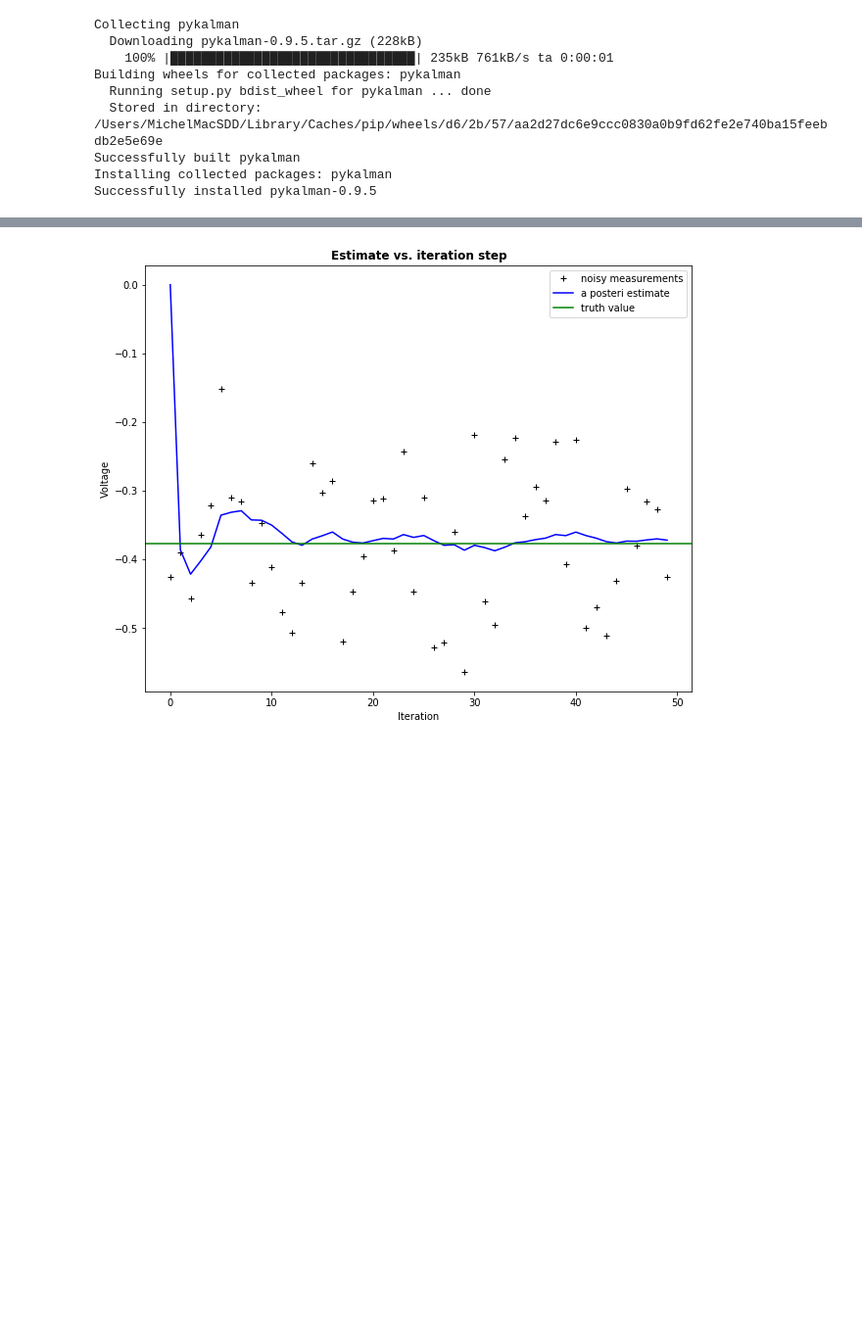
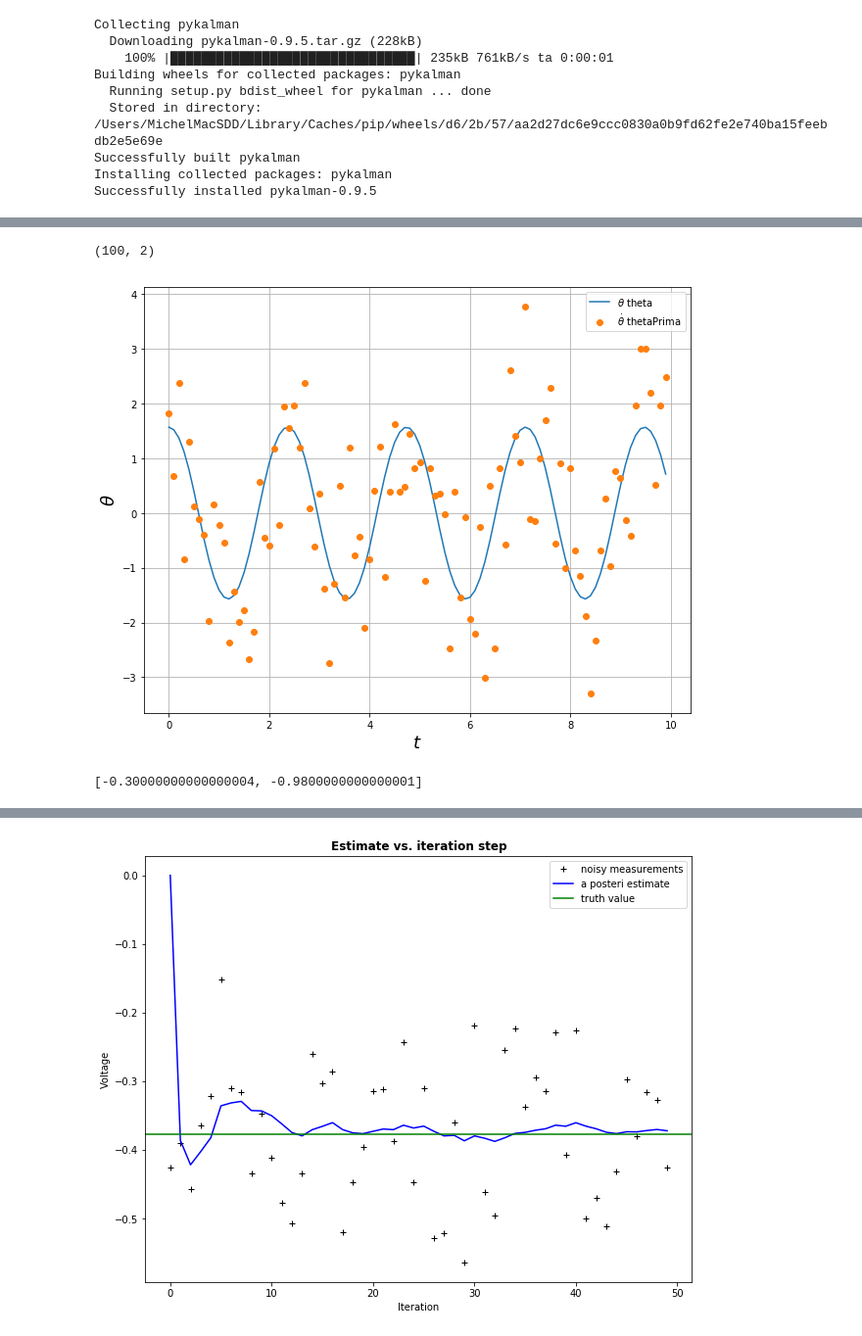
Before and after one commit to IntroCursos/MachingLearning, a Jupyter notebook: BasicStockDataManipulation/Kalman.ipynb, the cells around one changed output, grey strips where cells are left out. Shown at 98% size. Drawn from its saved outputs; the diff is of its cells as text; code cells hidden in the pictures; blank space fills up the shorter version.

```diff
--- a/BasicStockDataManipulation/Kalman.ipynb
+++ b/BasicStockDataManipulation/Kalman.ipynb
@@ -52,3 +163,23 @@ plt.ylabel('Height');
+# %%
+y.shape
+# %% [output]
+(100, 2)
+# %%
+yactual = y[:,0]+np.random.normal(0,1,len(y))
+
+plt.plot(t,y[:,0])
+plt.plot(t,yactual,'o')
+plt.grid()
+plt.xlabel('$t$', fontsize = 18)
+plt.ylabel(r'$\theta$', fontsize = 18)
+plt.legend([r"$\theta$ theta",r"$\dot{\theta}$ thetaPrima"])
+plt.show()
+# %% [output]
+[figure, added]
+# %%
+[-3*tau, -9.8*tau]
+# %% [output]
+[-0.30000000000000004, -0.9800000000000001]
 # %%
 tau = 0.1
 
```
Also changed, not shown: parts of 34 cells of this notebook.
